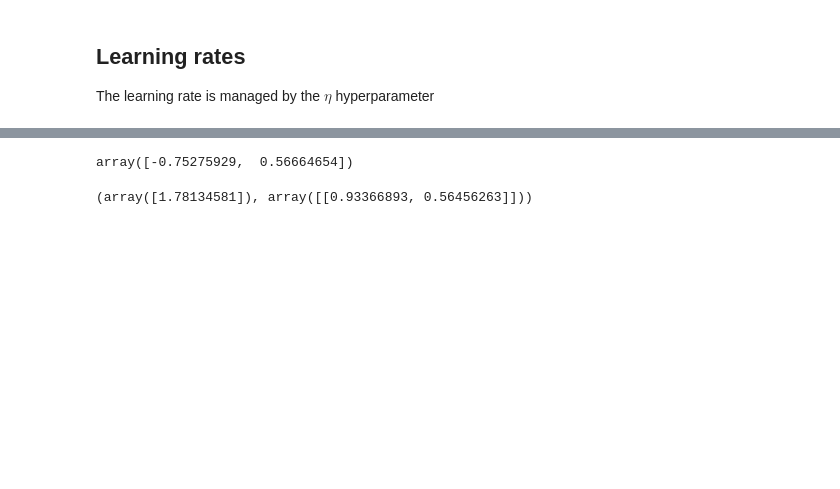
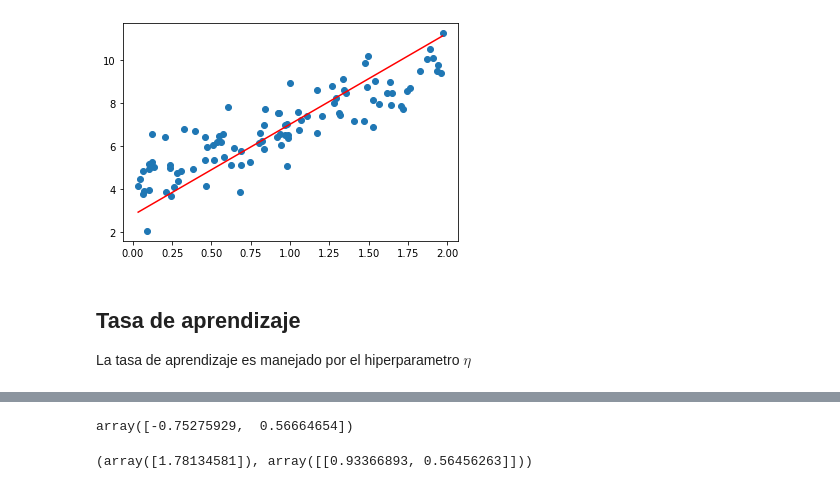
Before and after one commit to ahromero/BUAP_MachineLearning2022, a Jupyter notebook: 9CAP_Regression.ipynb, the cells around one changed output, grey strips where cells are left out. Drawn from its saved outputs; the diff is of its cells as text; code cells hidden in the pictures; blank space fills up the shorter version.

```diff
--- a/9CAP_Regression.ipynb
+++ b/9CAP_Regression.ipynb
@@ -211,7 +335,15 @@ array([[ 3.93392227],
-# %% [markdown]
-## Learning rates
-
-The learning rate is managed by the $\eta$ hyperparameter
+# %%
+Y_pred = theta[0]*X + theta[1]
+
+plt.scatter(X, y)
+plt.plot([min(X), max(X)], [min(Y_pred), max(Y_pred)], color='red')  # regression line
+plt.show()
+# %% [output]
+[figure, added]
+# %% [markdown]
+## Tasa de aprendizaje
+
+La tasa de aprendizaje es manejado por el hiperparametro $\eta$
 # %%
 theta_path_bgd = []
 
```
Also changed, not shown: parts of 81 cells of this notebook, 23 other files.
